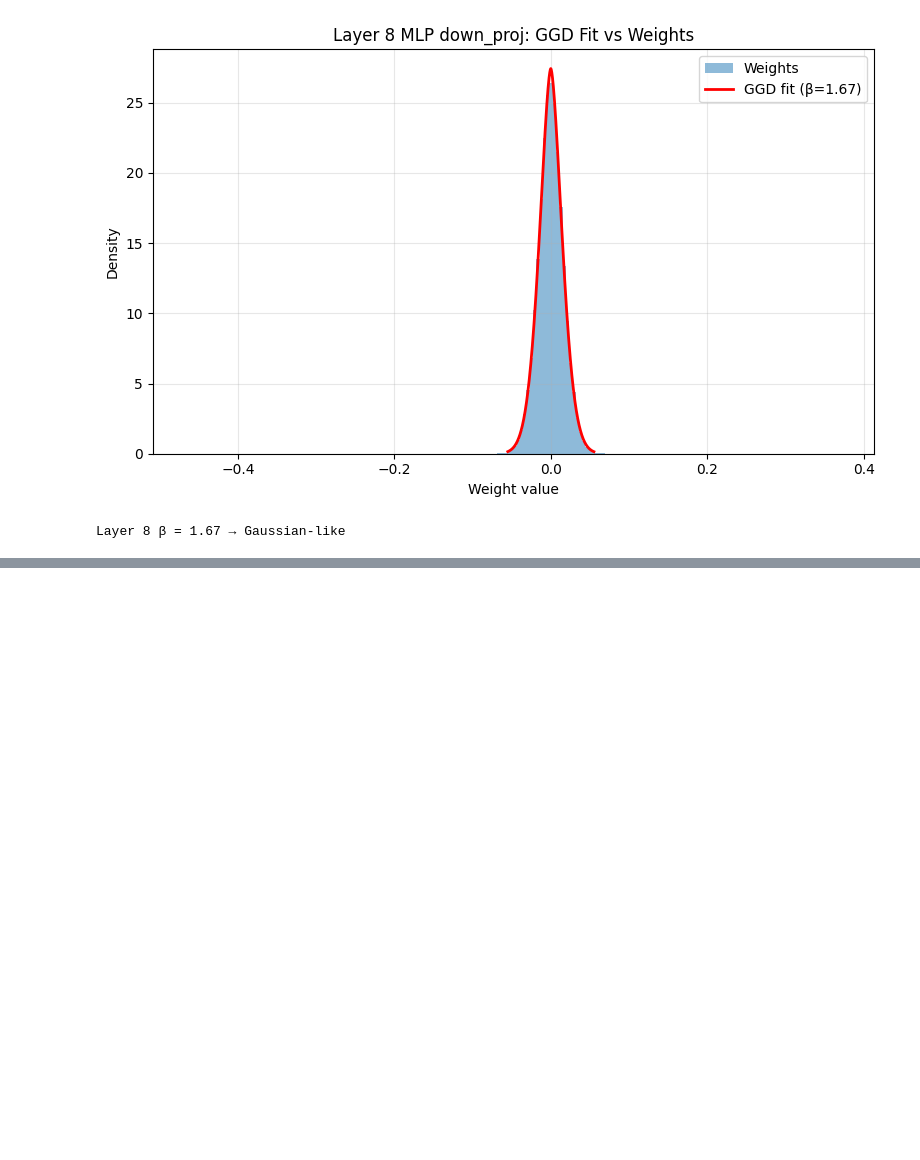
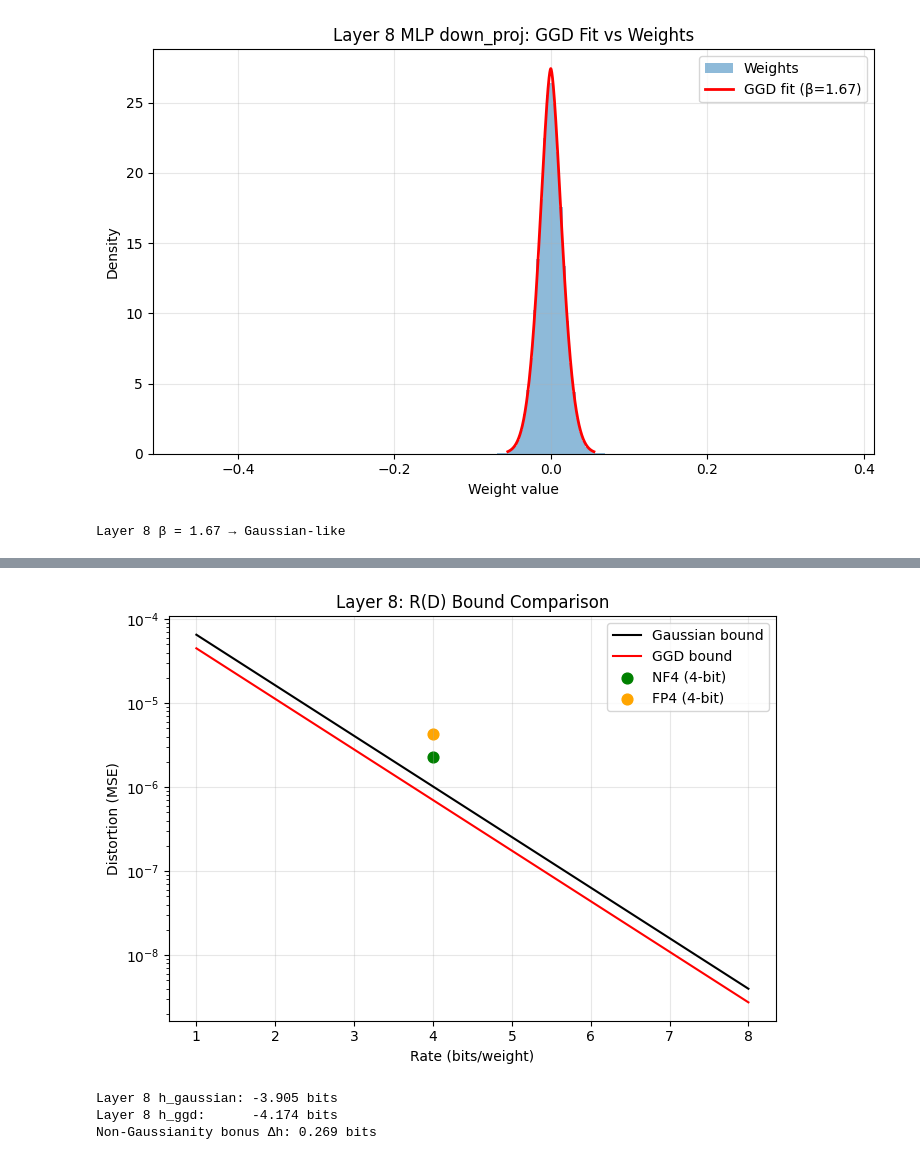
Before and after one commit to andremiguelc/transformer-compression-limits, a Jupyter notebook: notebooks/02_2_quantization_rate_distortion.ipynb, the cells around one changed output, grey strips where cells are left out. Drawn from its saved outputs; the diff is of its cells as text; code cells hidden in the pictures; blank space fills up the shorter version.

Commit message:
finalized quantization_Rate distortion ssimple experiments.

```diff
--- a/notebooks/02_2_quantization_rate_distortion.ipynb
+++ b/notebooks/02_2_quantization_rate_distortion.ipynb
@@ -1026,0 +1094,53 @@ Layer 8 β = 1.67 → Gaussian-like
+# %%
+# ============================================
+# R(D) plot: Gaussian vs GGD bound + NF4/FP4
+# ============================================
+
+def distortion_bound_from_entropy(h_bits, rates):
+    """Lower bound on distortion D from entropy bound."""
+    return (2 ** (2 * (h_bits - rates))) / (2 * np.pi * np.e)
+
+example_layer = target_layer if "target_layer" in globals() else min(8, len(model.model.layers) - 1)
+w = model.model.layers[example_layer].mlp.down_proj.weight.detach().cpu().float().numpy()
+sigma = float(np.std(w))
+
+# Pull fitted GGD parameters for this layer
+row = df_ggd[df_ggd["layer"] == example_layer].iloc[0]
+beta = float(row["beta"])
+alpha = float(row["scale_alpha"])
+
+h_gauss = gaussian_entropy(sigma)
+h_ggd = ggd_entropy(beta, alpha)
+bonus = h_gauss - h_ggd
+
+rates = np.linspace(1.0, 8.0, 200)
+d_gauss = sigma ** 2 / (4 ** rates)
+d_ggd = distortion_bound_from_entropy(h_ggd, rates)
+
+plt.figure(figsize=(7, 5))
+plt.plot(rates, d_gauss, label='Gaussian bound', color='black')
+plt.plot(rates, d_ggd, label='GGD bound', color='red')
+
+# Add NF4/FP4 points if available
+if 'mse_nf4' in globals():
+    plt.scatter([4.0], [mse_nf4], color='green', s=60, label='NF4 (4-bit)')
+if 'mse_fp4' in globals():
+    plt.scatter([4.0], [mse_fp4], color='orange', s=60, label='FP4 (4-bit)')
+
+plt.yscale('log')
+plt.xlabel('Rate (bits/weight)')
+plt.ylabel('Distortion (MSE)')
+plt.title(f'Layer {example_layer}: R(D) Bound Comparison')
+plt.grid(True, alpha=0.3)
+plt.legend()
+plt.tight_layout()
+plt.show()
+
+print(f'Layer {example_layer} h_gaussian: {h_gauss:.3f} bits')
+print(f'Layer {example_layer} h_ggd:      {h_ggd:.3f} bits')
+print(f'Non-Gaussianity bonus Δh: {bonus:.3f} bits')
+# %% [output]
+[figure, added]
+Layer 8 h_gaussian: -3.905 bits
+Layer 8 h_ggd:      -4.174 bits
+Non-Gaussianity bonus Δh: 0.269 bits
```
Also changed, not shown: parts of 4 cells of this notebook.
